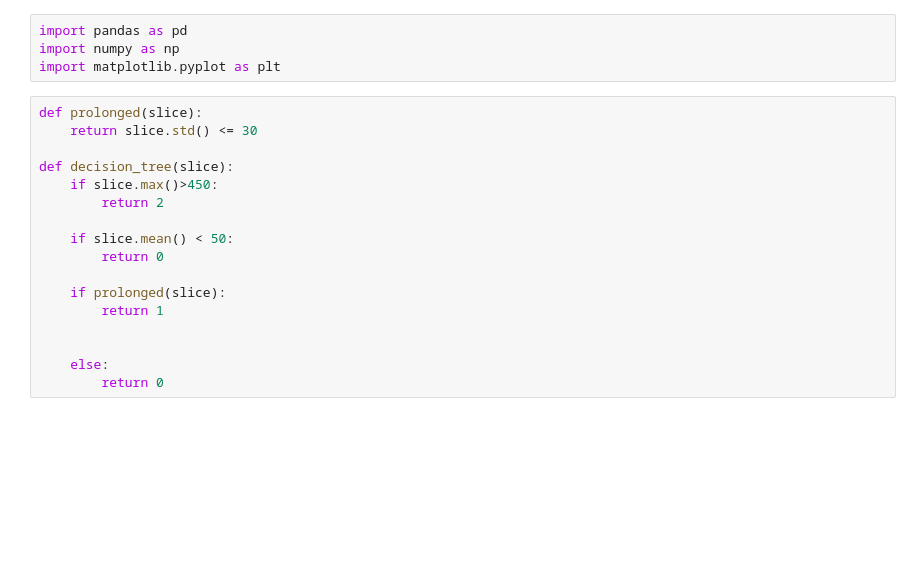
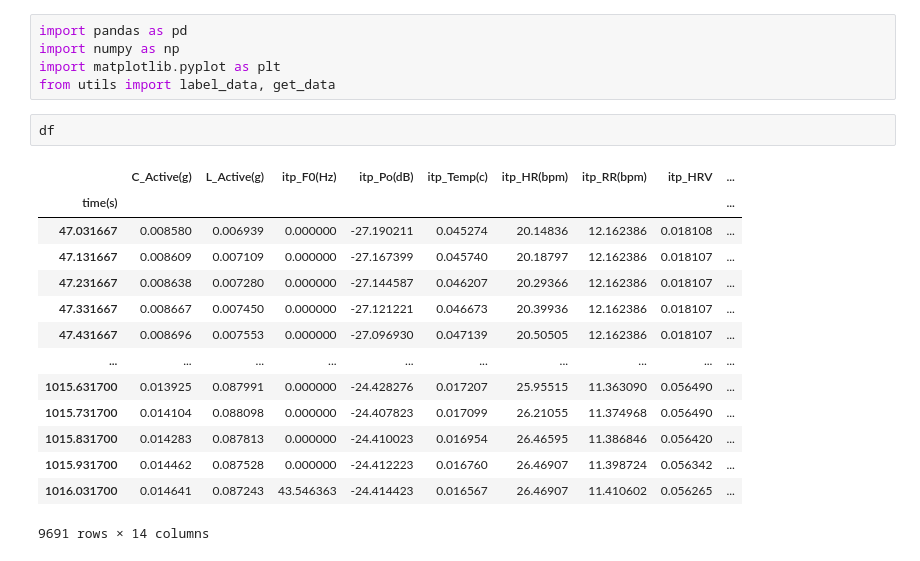
Before and after one commit to Shiyuan-Duan/LabelPain, a Jupyter notebook: label_pain.ipynb, the cells around one changed output. Cells and saved outputs as stored; diff of their text form; blank space fills up the shorter version.

```diff
--- a/label_pain.ipynb
+++ b/label_pain.ipynb
@@ -2,20 +2,21 @@
 import pandas as pd
 import numpy as np
 import matplotlib.pyplot as plt
+from utils import label_data, get_data
-# %%
-def prolonged(slice):
-    return slice.std() <= 30
-
-def decision_tree(slice):
-    if slice.max()>450:
-        return 2
-
-    if slice.mean() < 50:
-        return 0
-
-    if prolonged(slice):
-        return 1
-
-
-    else:
-        return 0
+# %%
+df
+# %% [output]
+|  | C_Active(g) | L_Active(g) | itp_F0(Hz) | itp_Po(dB) | itp_Temp(c) | itp_HR(bpm) | itp_RR(bpm) | itp_HRV | ... |
+| time(s) |  |  |  |  |  |  |  |  | ... |
+| 47.031667 | 0.008580 | 0.006939 | 0.000000 | -27.190211 | 0.045274 | 20.14836 | 12.162386 | 0.018108 | ... |
+| 47.131667 | 0.008609 | 0.007109 | 0.000000 | -27.167399 | 0.045740 | 20.18797 | 12.162386 | 0.018107 | ... |
+| 47.231667 | 0.008638 | 0.007280 | 0.000000 | -27.144587 | 0.046207 | 20.29366 | 12.162386 | 0.018107 | ... |
+| 47.331667 | 0.008667 | 0.007450 | 0.000000 | -27.121221 | 0.046673 | 20.39936 | 12.162386 | 0.018107 | ... |
+| 47.431667 | 0.008696 | 0.007553 | 0.000000 | -27.096930 | 0.047139 | 20.50505 | 12.162386 | 0.018107 | ... |
+| ... | ... | ... | ... | ... | ... | ... | ... | ... | ... |
+| 1015.631700 | 0.013925 | 0.087991 | 0.000000 | -24.428276 | 0.017207 | 25.95515 | 11.363090 | 0.056490 | ... |
+| 1015.731700 | 0.014104 | 0.088098 | 0.000000 | -24.407823 | 0.017099 | 26.21055 | 11.374968 | 0.056490 | ... |
+| 1015.831700 | 0.014283 | 0.087813 | 0.000000 | -24.410023 | 0.016954 | 26.46595 | 11.386846 | 0.056420 | ... |
+| 1015.931700 | 0.014462 | 0.087528 | 0.000000 | -24.412223 | 0.016760 | 26.46907 | 11.398724 | 0.056342 | ... |
+| 1016.031700 | 0.014641 | 0.087243 | 43.546363 | -24.414423 | 0.016567 | 26.46907 | 11.410602 | 0.056265 | ... |
+9691 rows × 14 columns
```
Also changed, not shown: parts of 5 cells of this notebook, 37 other files.
